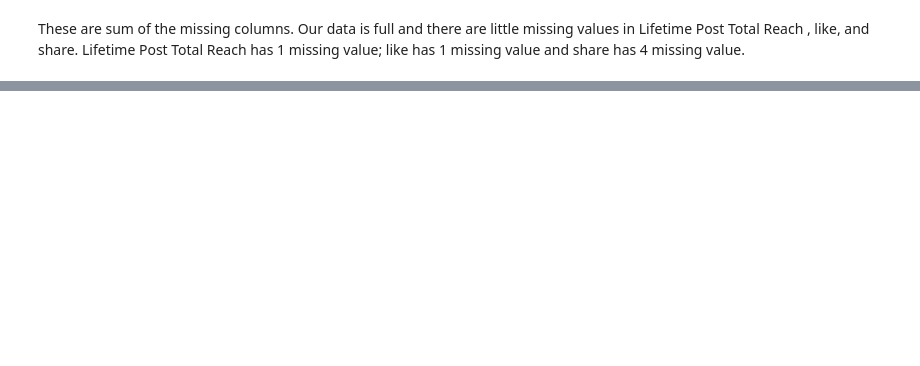
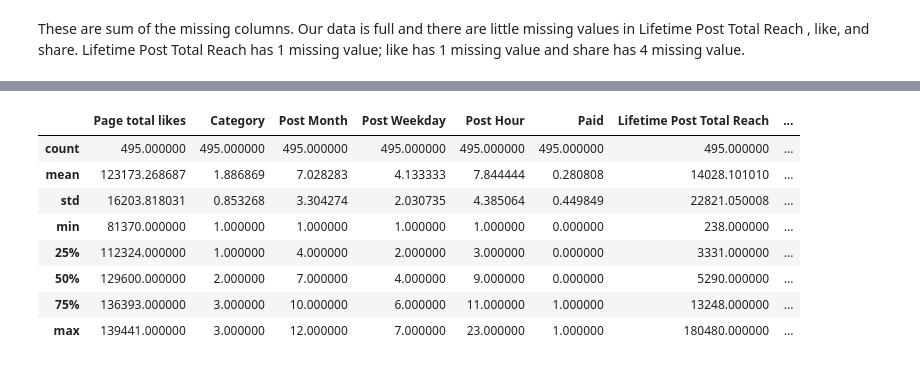
Before and after one commit to adesoyee/Facebook_Metrics, a Jupyter notebook: Facebook EDA.ipynb, the cells around one changed output, grey strips where cells are left out. Cells and saved outputs as stored; diff of their text form; code cells hidden in the pictures; blank space fills up the shorter version.

```diff
--- a/Facebook EDA.ipynb
+++ b/Facebook EDA.ipynb
@@ -330 +335,5 @@ df.dropna()
+# %%
+# Drop missing values
+
+df_new=df.dropna()
 # %%
@@ -352,0 +391,12 @@ dtype: int64
+# %%
+df_new.describe()
+# %% [output]
+|  | Page total likes | Category | Post Month | Post Weekday | Post Hour | Paid | Lifetime Post Total Reach | ... |
+| count | 495.000000 | 495.000000 | 495.000000 | 495.000000 | 495.000000 | 495.000000 | 495.000000 | ... |
+| mean | 123173.268687 | 1.886869 | 7.028283 | 4.133333 | 7.844444 | 0.280808 | 14028.101010 | ... |
+| std | 16203.818031 | 0.853268 | 3.304274 | 2.030735 | 4.385064 | 0.449849 | 22821.050008 | ... |
+| min | 81370.000000 | 1.000000 | 1.000000 | 1.000000 | 1.000000 | 0.000000 | 238.000000 | ... |
+| 25% | 112324.000000 | 1.000000 | 4.000000 | 2.000000 | 3.000000 | 0.000000 | 3331.000000 | ... |
+| 50% | 129600.000000 | 2.000000 | 7.000000 | 4.000000 | 9.000000 | 0.000000 | 5290.000000 | ... |
+| 75% | 136393.000000 | 3.000000 | 10.000000 | 6.000000 | 11.000000 | 1.000000 | 13248.000000 | ... |
+| max | 139441.000000 | 3.000000 | 12.000000 | 7.000000 | 23.000000 | 1.000000 | 180480.000000 | ... |
```
Also changed, not shown: parts of 22 cells of this notebook.
